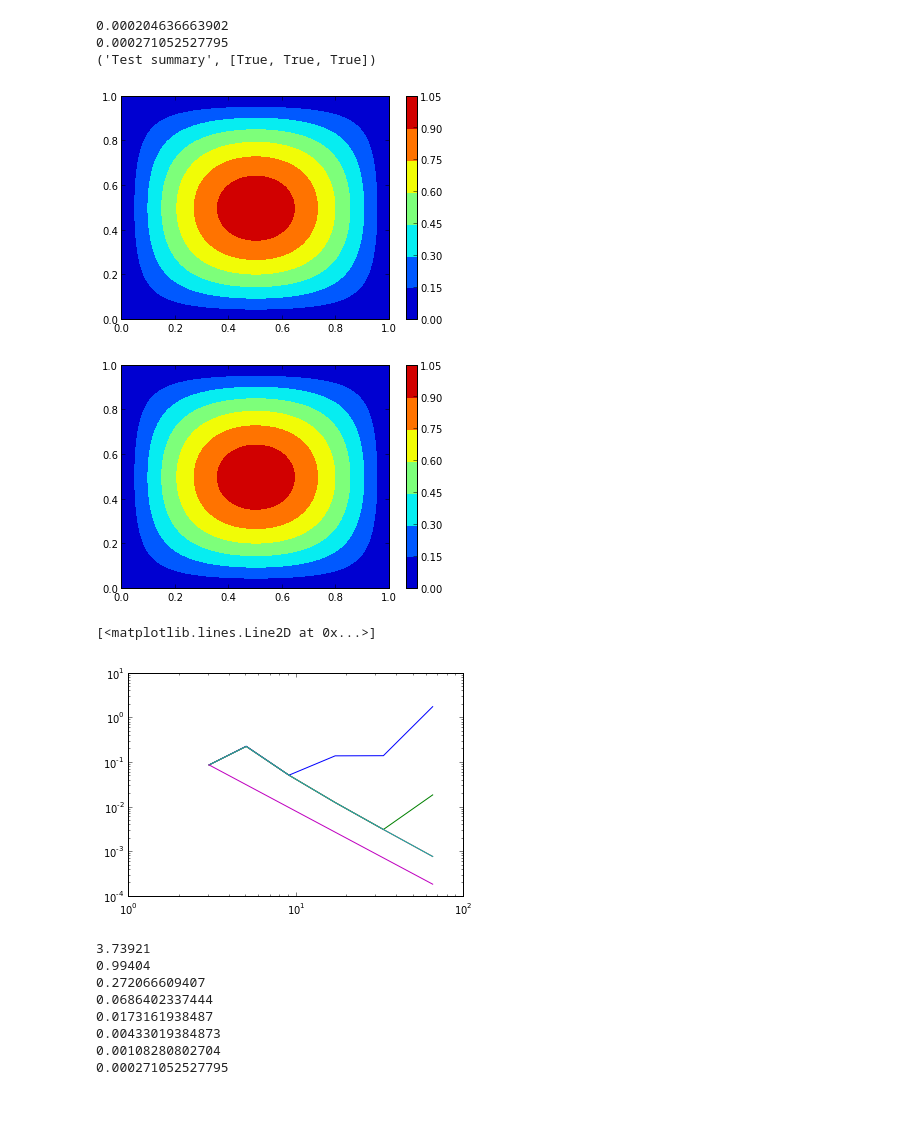
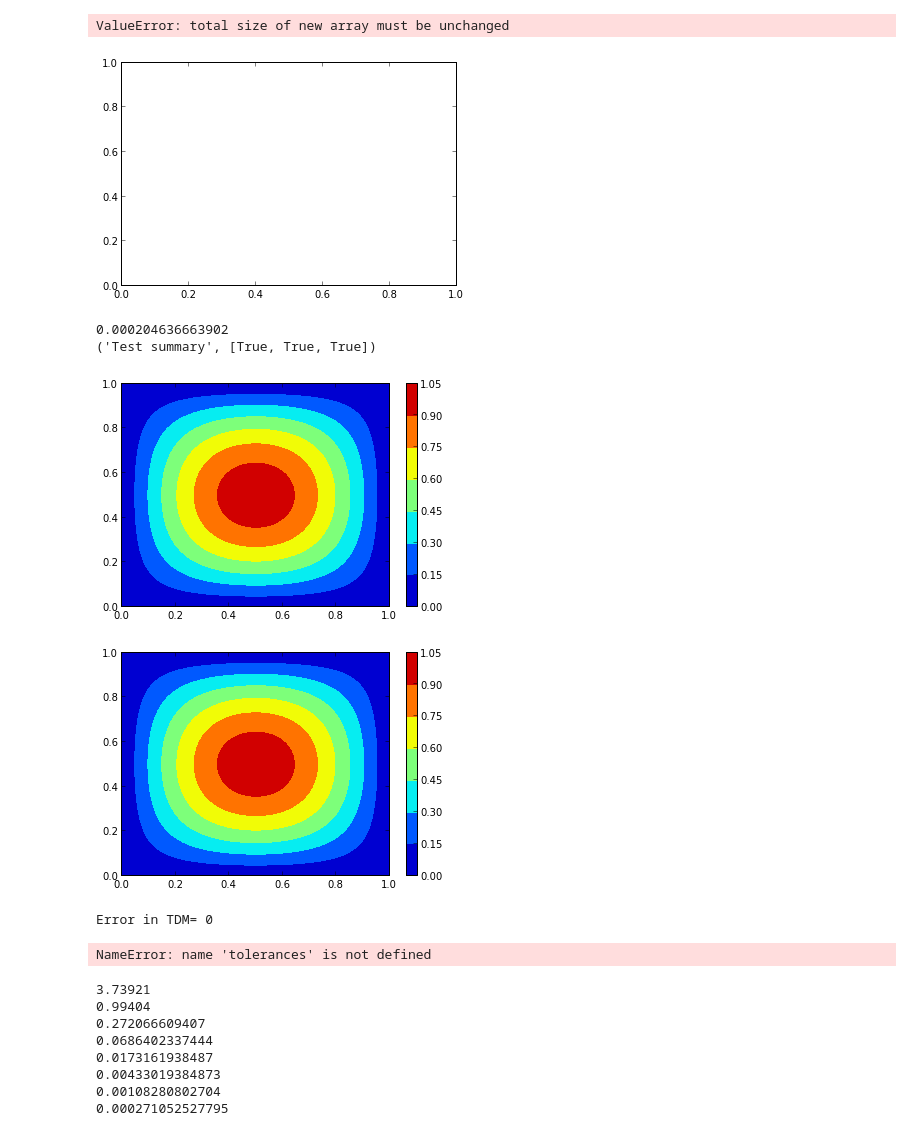
Before and after one commit to janvonrickenbach/Cfd_fundamentals, a Jupyter notebook: Cfd_fund.ipynb, the cells around one changed output. Cells and saved outputs as stored; diff of their text form; code cells hidden in the pictures; blank space fills up the shorter version.

Commit message:
Version that works solves the cavity problem. TDM solver implemented.

```diff
--- a/Cfd_fund.ipynb
+++ b/Cfd_fund.ipynb
@@ -39,15 +39,21 @@ class var:
         f = open(self.get_filename(time),"r")
         self.data=[]
         for line in f:
-            self.data = line.split()
+            self.data = [float(item) for item in line.split()]
         f.close()
 
     def get_filename(self,time):
         return self.varname + "_" + str(time)+ ".dat"
 
     def get_mesh(self):
+        return np.reshape(self.data,(self.nx,self.ny))
 
-        return np.reshape(self.data,(self.nx,self.ny))
+    def get_ucenter(self):
+        return np.reshape(self.data,(self.nx,self.ny))[:,self.nx/2]
+
+    def get_vcenter(self):
+        return np.reshape(self.data,(self.nx,self.ny))[self.ny/2,:]
+
     def get_array(self):
 
         return np.array(self.data,dtype=float)
@@ -267,0 +364,5 @@ def euler():
+# %%
+cavity()
+# %% [output]
+ValueError: total size of new array must be unchanged
+[figure, added]
@@ -274,10 +385,13 @@ for test in tests:
 print("Test summary",output)
 # %% [output]
 0.000204636663902
-0.000271052527795
 ('Test summary', [True, True, True])
 [figure]
 [figure]
+# %%
+test_TDM()
+# %% [output]
+Error in TDM= 0
 # %%
 error = []
 grids = [3,5,9,17,33,65]
@@ -291,12 +405,11 @@ for tol in tolerances:
         tol_error.append(max(sor_tests(nx,nx,tol,1.3,k=2,plot=False)))
     error.append(tol_error)
 # %%
-for err in error:
-    pl.loglog(grids,err)
+for tol,err in zip(tolerances,error):
+    pl.loglog(grids,err,label=str(tol))
 pl.loglog(grids,1./np.array(grids)**2*3**2*error[0][0])
 # %% [output]
-[<matplotlib.lines.Line2D at 0x...>]
+NameError: name 'tolerances' is not defined
-[figure, removed]
 # %%
 grids = [3,5,9,17,33,65,129,257]
 error = []
```
Also changed, not shown: parts of 5 cells of this notebook, 11 other files.
